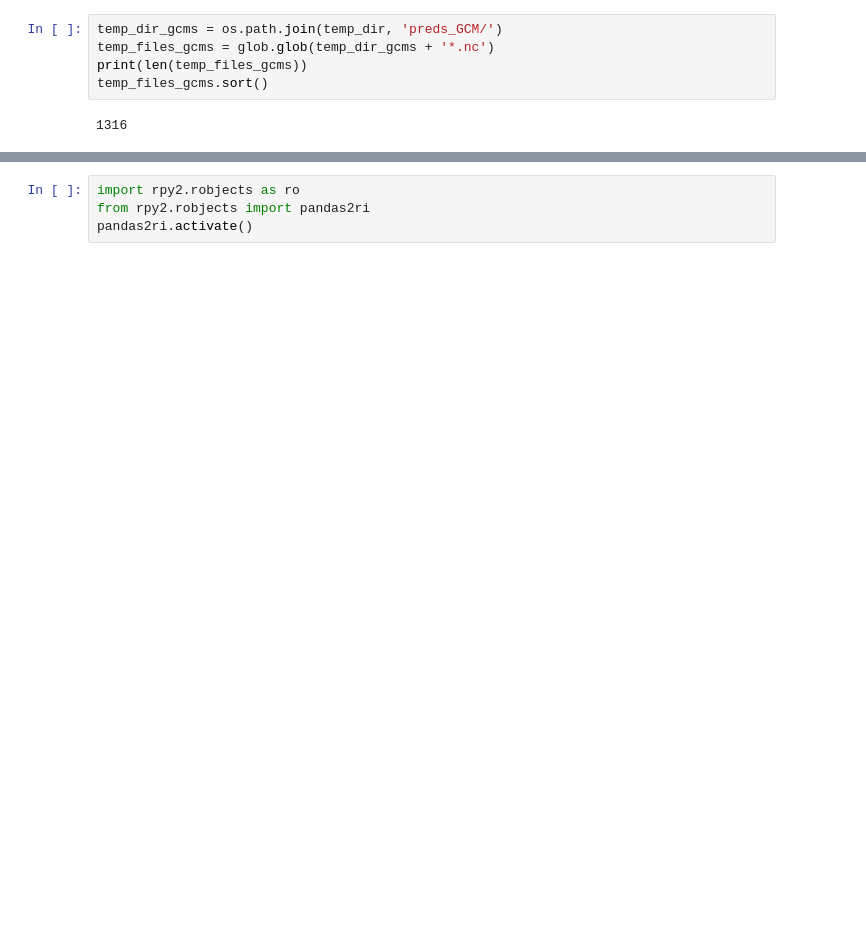
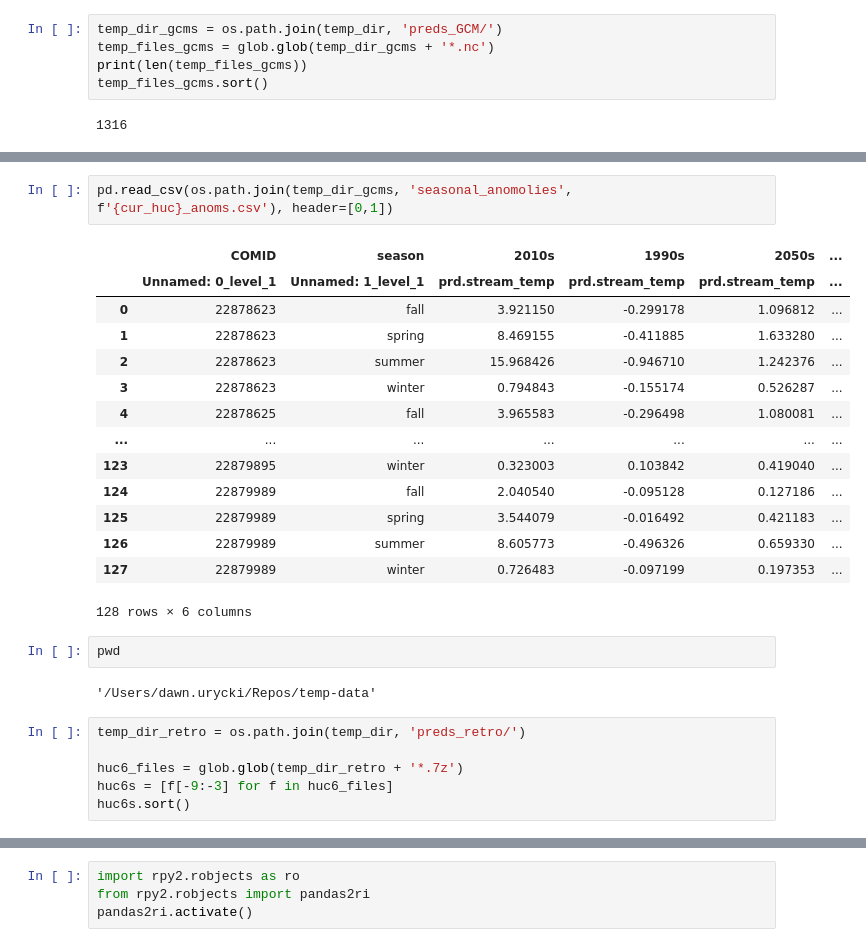
Before and after one commit to uryckid/stream-temperature-predictions, a Jupyter notebook: temp-preds_togpkg_working.ipynb, the cells around one changed output, grey strips where cells are left out. Cells and saved outputs as stored; diff of their text form; blank space fills up the shorter version.

```diff
--- a/temp-preds_togpkg_working.ipynb
+++ b/temp-preds_togpkg_working.ipynb
@@ -466,0 +120,27 @@ len(cur_comids_preds)
+# %%
+pd.read_csv(os.path.join(temp_dir_gcms, 'seasonal_anomolies', f'{cur_huc}_anoms.csv'), header=[0,1])
+# %% [output]
+|  | COMID | season | 2010s | 1990s | 2050s | ... |
+|  | Unnamed: 0_level_1 | Unnamed: 1_level_1 | prd.stream_temp | prd.stream_temp | prd.stream_temp | ... |
+| 0 | 22878623 | fall | 3.921150 | -0.299178 | 1.096812 | ... |
+| 1 | 22878623 | spring | 8.469155 | -0.411885 | 1.633280 | ... |
+| 2 | 22878623 | summer | 15.968426 | -0.946710 | 1.242376 | ... |
+| 3 | 22878623 | winter | 0.794843 | -0.155174 | 0.526287 | ... |
+| 4 | 22878625 | fall | 3.965583 | -0.296498 | 1.080081 | ... |
+| ... | ... | ... | ... | ... | ... | ... |
+| 123 | 22879895 | winter | 0.323003 | 0.103842 | 0.419040 | ... |
+| 124 | 22879989 | fall | 2.040540 | -0.095128 | 0.127186 | ... |
+| 125 | 22879989 | spring | 3.544079 | -0.016492 | 0.421183 | ... |
+| 126 | 22879989 | summer | 8.605773 | -0.496326 | 0.659330 | ... |
+| 127 | 22879989 | winter | 0.726483 | -0.097199 | 0.197353 | ... |
+128 rows × 6 columns
+# %%
+pwd
+# %% [output]
+'/Users/dawn.urycki/Repos/temp-data'
+# %%
+temp_dir_retro = os.path.join(temp_dir, 'preds_retro/')
+
+huc6_files = glob.glob(temp_dir_retro + '*.7z')
+huc6s = [f[-9:-3] for f in huc6_files]
+huc6s.sort()
```
Also changed, not shown: parts of 281 cells of this notebook.
